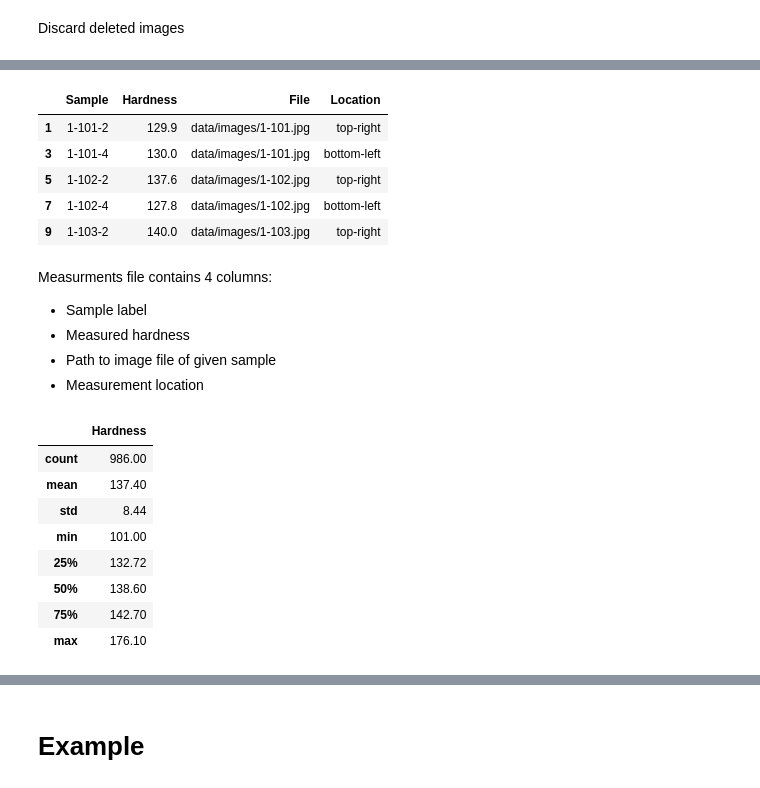
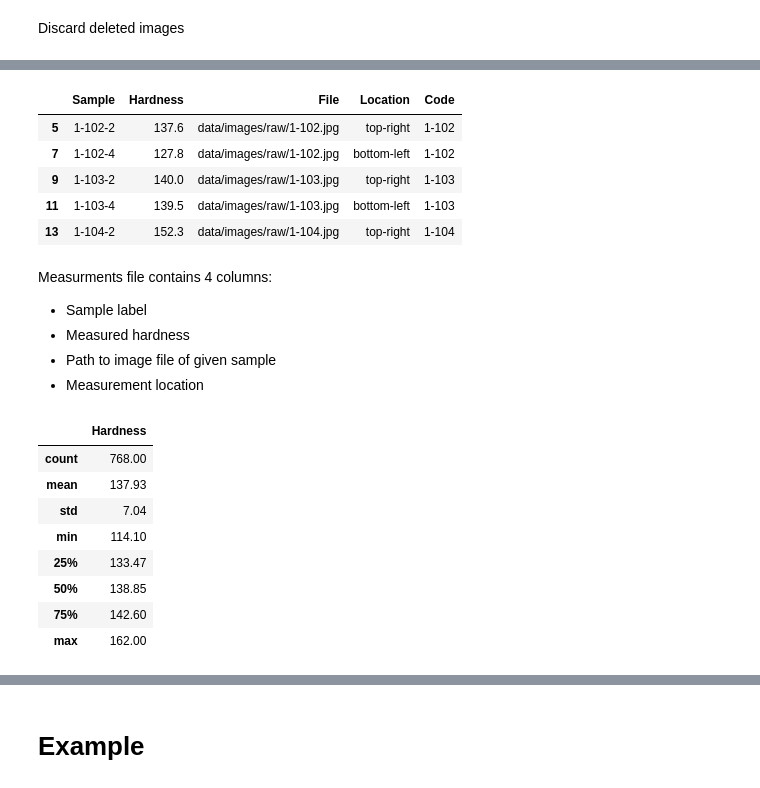
Before and after one commit to kzajac97/visual-material-recognition, a Jupyter notebook: notebooks/eda.ipynb, the cells around one changed output, grey strips where cells are left out. Drawn from its saved outputs; the diff is of its cells as text; code cells hidden in the pictures.

```diff
--- a/notebooks/eda.ipynb
+++ b/notebooks/eda.ipynb
@@ -60,0 +67,3 @@ pd.concat(
+# %%
+# drop the image location code from sample labels
+mesurements_df["Code"] = mesurements_df["Sample"].apply(lambda sample: "-".join(sample.split("-")[:-1]))
@@ -60,0 +75,3 @@ pd.concat(
+# %%
+def max_from_mean(array):
+    return np.abs(array - array.mean()).max()
@@ -61,15 +98,22 @@ pd.concat(
+# %%
+cutoff = 10  # cut-off at max deviation from mean in HV
+
+max_from_mean_values = mesurements_df.groupby(by="Code")["Hardness"].apply(max_from_mean)
+to_delete = max_from_mean_values.loc[max_from_mean_values > cutoff].index.tolist()
+to_delete = mesurements_df["Code"].loc[mesurements_df["Code"].isin(to_delete)].index.tolist()
 # %%
-mesurements_df = mesurements_df.drop(mesurements_df.loc[mesurements_df["DELETED"].notna()].index)  # drop values marked as DELETED or TO DELETE
+mesurements_df = mesurements_df.drop(to_delete)
+mesurements_df = mesurements_df.drop(mesurements_df.loc[mesurements_df["DELETED"] == True].index)  # drop values marked as DELETED or TO DELETE
 mesurements_df = mesurements_df.drop(columns="DELETED")  # drop column
 
 mesurements_df.head()
 # %% [output]
-|  | Sample | Hardness | File | Location |
-| 1 | 1-101-2 | 129.9 | data/images/1-101.jpg | top-right |
-| 3 | 1-101-4 | 130.0 | data/images/1-101.jpg | bottom-left |
-| 5 | 1-102-2 | 137.6 | data/images/1-102.jpg | top-right |
-| 7 | 1-102-4 | 127.8 | data/images/1-102.jpg | bottom-left |
-| 9 | 1-103-2 | 140.0 | data/images/1-103.jpg | top-right |
+|  | Sample | Hardness | File | Location | Code |
+| 5 | 1-102-2 | 137.6 | data/images/raw/1-102.jpg | top-right | 1-102 |
+| 7 | 1-102-4 | 127.8 | data/images/raw/1-102.jpg | bottom-left | 1-102 |
+| 9 | 1-103-2 | 140.0 | data/images/raw/1-103.jpg | top-right | 1-103 |
+| 11 | 1-103-4 | 139.5 | data/images/raw/1-103.jpg | bottom-left | 1-103 |
+| 13 | 1-104-2 | 152.3 | data/images/raw/1-104.jpg | top-right | 1-104 |
 # %% [markdown]
 Measurments file contains 4 columns:
 * Sample label
@@ -80,11 +124,11 @@ Measurments file contains 4 columns:
 mesurements_df["Hardness"].describe().apply(lambda value: f"{value:.2f}").to_frame()
 # %% [output]
 |  | Hardness |
-| count | 986.00 |
-| mean | 137.40 |
-| std | 8.44 |
-| min | 101.00 |
-| 25% | 132.72 |
-| 50% | 138.60 |
-| 75% | 142.70 |
-| max | 176.10 |
+| count | 768.00 |
+| mean | 137.93 |
+| std | 7.04 |
+| min | 114.10 |
+| 25% | 133.47 |
+| 50% | 138.85 |
+| 75% | 142.60 |
+| max | 162.00 |
```
Also changed, not shown: parts of 23 cells of this notebook, 9 other files.
